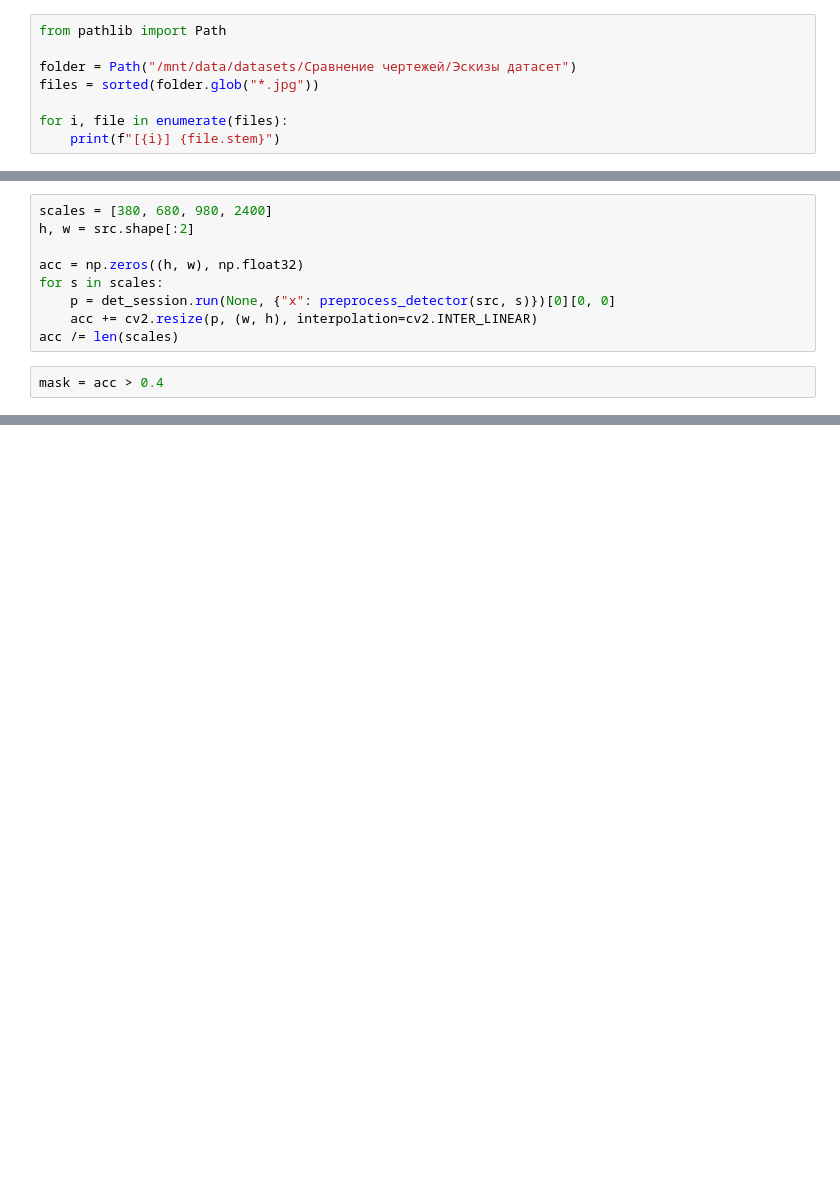
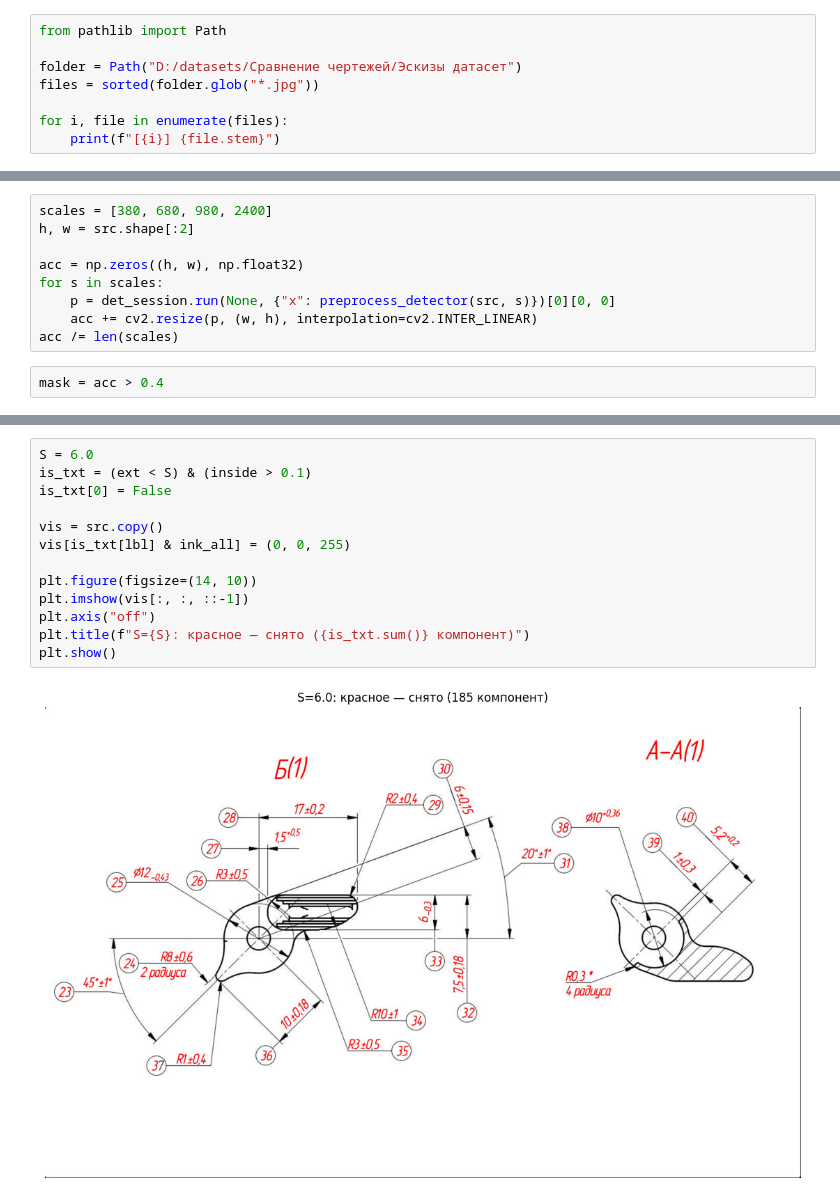
Before and after one commit to SergeyKrasnoslobodtsev/draftslice, a Jupyter notebook: notebooks/cleaner_text_exp.ipynb, the cells around one changed output, grey strips where cells are left out. Cells and saved outputs as stored; diff of their text form; blank space fills up the shorter version.

```diff
--- a/notebooks/cleaner_text_exp.ipynb
+++ b/notebooks/cleaner_text_exp.ipynb
@@ -1,7 +1,7 @@
 # %%
 from pathlib import Path
 
-folder = Path("/mnt/data/datasets/Сравнение чертежей/Эскизы датасет")
+folder = Path("D:/datasets/Сравнение чертежей/Эскизы датасет")
 files = sorted(folder.glob("*.jpg"))
 
 for i, file in enumerate(files):
@@ -180,0 +247,15 @@ print(f"штрих={stroke:.2f}  s_med по штриху={10 * stroke:.1f}  s_me
+# %%
+S = 6.0
+is_txt = (ext < S) & (inside > 0.1)
+is_txt[0] = False
+
+vis = src.copy()
+vis[is_txt[lbl] & ink_all] = (0, 0, 255)
+
+plt.figure(figsize=(14, 10))
+plt.imshow(vis[:, :, ::-1])
+plt.axis("off")
+plt.title(f"S={S}: красное — снято ({is_txt.sum()} компонент)")
+plt.show()
+# %% [output]
+[figure, added]
```
Also changed, not shown: parts of 25 cells of this notebook, 2 other files.
